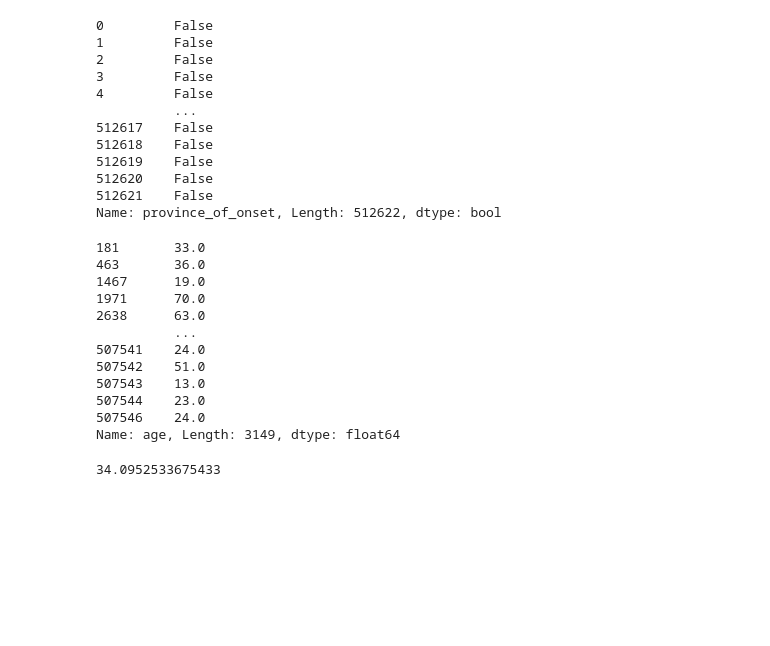
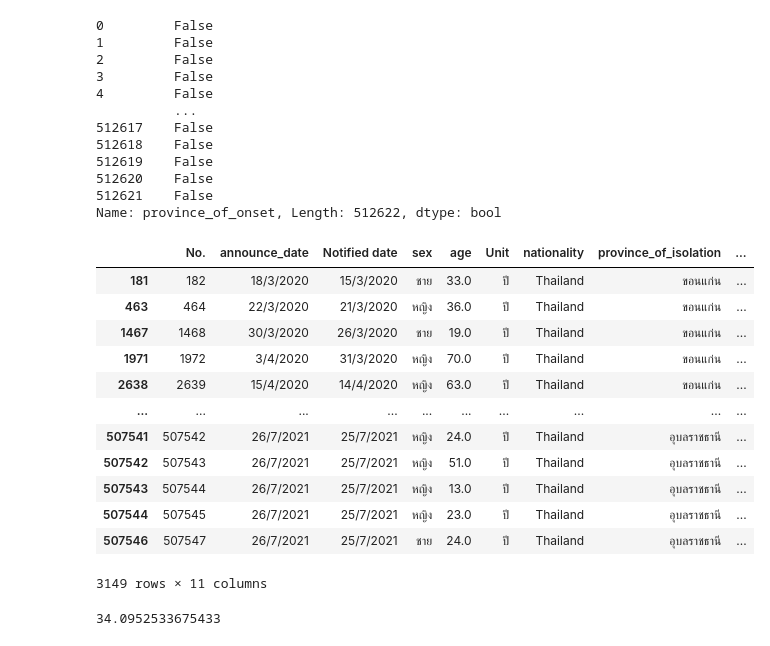
Before and after one commit to Wikanda-Hongboonmee/DWDM21, a Jupyter notebook: Data_Preprocessing_(Chapter_3).ipynb, the cells around one changed output. Saved outputs shown, nothing was run; the diff lists cells and outputs as text; code cells hidden in the pictures; blank space fills up the shorter version.

```diff
--- a/Data_Preprocessing_(Chapter_3).ipynb
+++ b/Data_Preprocessing_(Chapter_3).ipynb
@@ -776,20 +863,21 @@ blist_province_of_onset2
 512621    False
 Name: province_of_onset, Length: 512622, dtype: bool
 # %%
-data_cases2[blist_province_of_onset2]['age']
+data_cases2[blist_province_of_onset2]
 # %% [output]
+|  | No. | announce_date | Notified date | sex | age | Unit | nationality | province_of_isolation | ... |
+| 181 | 182 | 18/3/2020 | 15/3/2020 | ชาย | 33.0 | ปี | Thailand | ขอนแก่น | ... |
+| 463 | 464 | 22/3/2020 | 21/3/2020 | หญิง | 36.0 | ปี | Thailand | ขอนแก่น | ... |
+| 1467 | 1468 | 30/3/2020 | 26/3/2020 | ชาย | 19.0 | ปี | Thailand | ขอนแก่น | ... |
+| 1971 | 1972 | 3/4/2020 | 31/3/2020 | หญิง | 70.0 | ปี | Thailand | ขอนแก่น | ... |
+| 2638 | 2639 | 15/4/2020 | 14/4/2020 | หญิง | 63.0 | ปี | Thailand | ขอนแก่น | ... |
+| ... | ... | ... | ... | ... | ... | ... | ... | ... | ... |
+| 507541 | 507542 | 26/7/2021 | 25/7/2021 | หญิง | 24.0 | ปี | Thailand | อุบลราชธานี | ... |
+| 507542 | 507543 | 26/7/2021 | 25/7/2021 | หญิง | 51.0 | ปี | Thailand | อุบลราชธานี | ... |
+| 507543 | 507544 | 26/7/2021 | 25/7/2021 | หญิง | 13.0 | ปี | Thailand | อุบลราชธานี | ... |
+| 507544 | 507545 | 26/7/2021 | 25/7/2021 | หญิง | 23.0 | ปี | Thailand | อุบลราชธานี | ... |
+| 507546 | 507547 | 26/7/2021 | 25/7/2021 | ชาย | 24.0 | ปี | Thailand | อุบลราชธานี | ... |
-181       33.0
-463       36.0
-1467      19.0
-1971      70.0
-2638      63.0
-          ...
-507541    24.0
-507542    51.0
-507543    13.0
-507544    23.0
-507546    24.0
-Name: age, Length: 3149, dtype: float64
+3149 rows × 11 columns
 # %%
 data_cases2[blist_province_of_onset2]['age'].mean()
 # %% [output]
```
Also changed, not shown: parts of 10 cells of this notebook.
